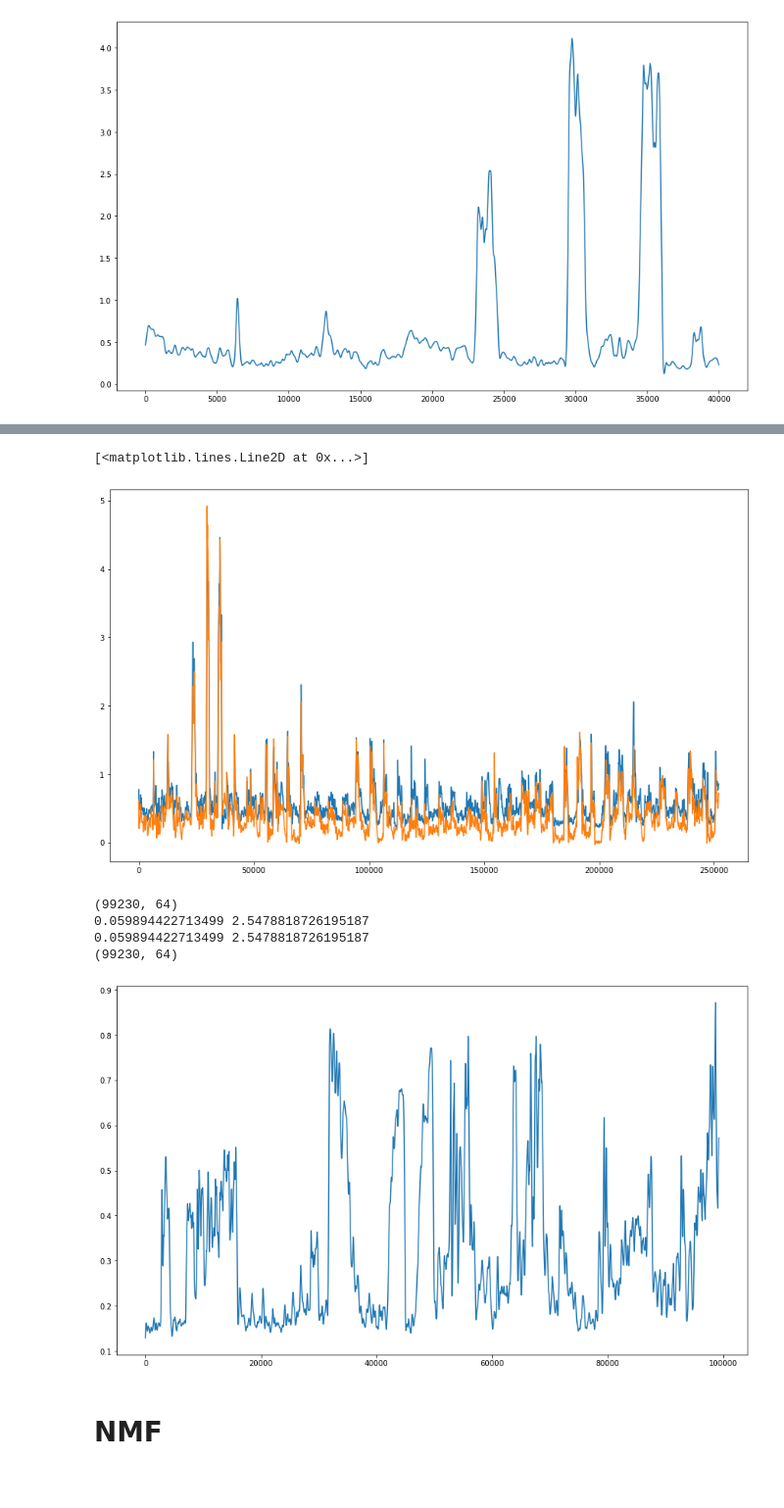
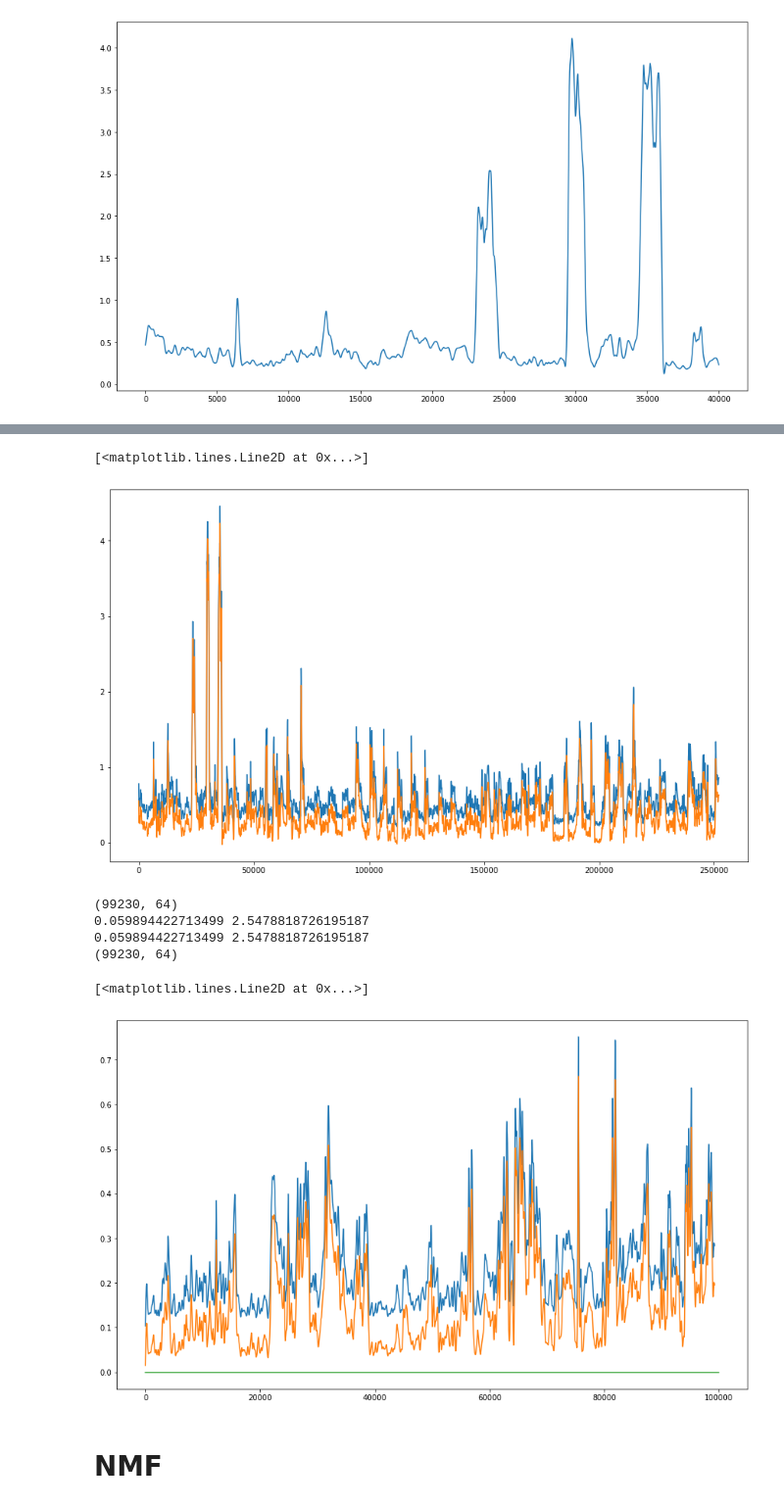
Before and after one commit to spewil/kyberphysics, a Jupyter notebook: notebooks/mappings.ipynb, the cells around one changed output, grey strips where cells are left out. Shown at 98% size. Drawn from its saved outputs; the diff is of its cells as text; code cells hidden in the pictures.

Commit message:
offset tweaks

```diff
--- a/notebooks/mappings.ipynb
+++ b/notebooks/mappings.ipynb
@@ -364,13 +364,13 @@ data = load_movement_cue(path)
 cue = data["index finger up"]
 signal = analysis.highpass(md["index finger up"].T,cutoff=3).T[:,:64]
 signal = np.divide(signal, calibration_vars)
-quiescent = signal[:2000]
+quiescent = signal[:1000]
 print(quiescent.shape)
 r = analysis.rectify(quiescent)
 print(r.shape)
-lp = analysis.lowpass(r.T,cutoff=0.1).T
+lp = analysis.lowpass(r.T,cutoff=1).T
 print(lp.shape)
-channel = 35
+channel = 3
 plt.figure()
 plt.plot(quiescent[:,channel])
 plt.plot(r[:,channel])
@@ -390,20 +390,23 @@ cue_interp = np.interp(np.linspace(0,cue.shape[0],signal.shape[0],endpoint=True)
 # %%
 plt.figure()
 plt.plot(filtered_movement_data[:,25])
-plt.plot(np.subtract(filtered_movement_data,offsets.T)[:,4])
+plt.plot(np.subtract(filtered_movement_data,offsets.T)[:,25])
 # %% [output]
 [<matplotlib.lines.Line2D at 0x...>]
-[figure, old version]
+[figure, new version]
 # %%
 standardized_center_hold_data = standardize(center_hold_data, calibration_vars)
 filtered_center_hold_data = filter(standardized_center_hold_data)
-p = plt.plot(filtered_center_hold_data[:,42])
+p = plt.plot(filtered_center_hold_data[:,45])
+p = plt.plot(np.subtract(filtered_center_hold_data[:,45],offsets[45,0]))
+plt.plot([0,1e5],[0,0])
 # %% [output]
 (99230, 64)
 0.059894422713499 2.5478818726195187
 0.059894422713499 2.5478818726195187
 (99230, 64)
+[<matplotlib.lines.Line2D at 0x...>]
-[figure, old version]
+[figure, new version]
 # %% [markdown]
 # NMF
 # %%
```
Also changed, not shown: parts of 2 cells of this notebook.
